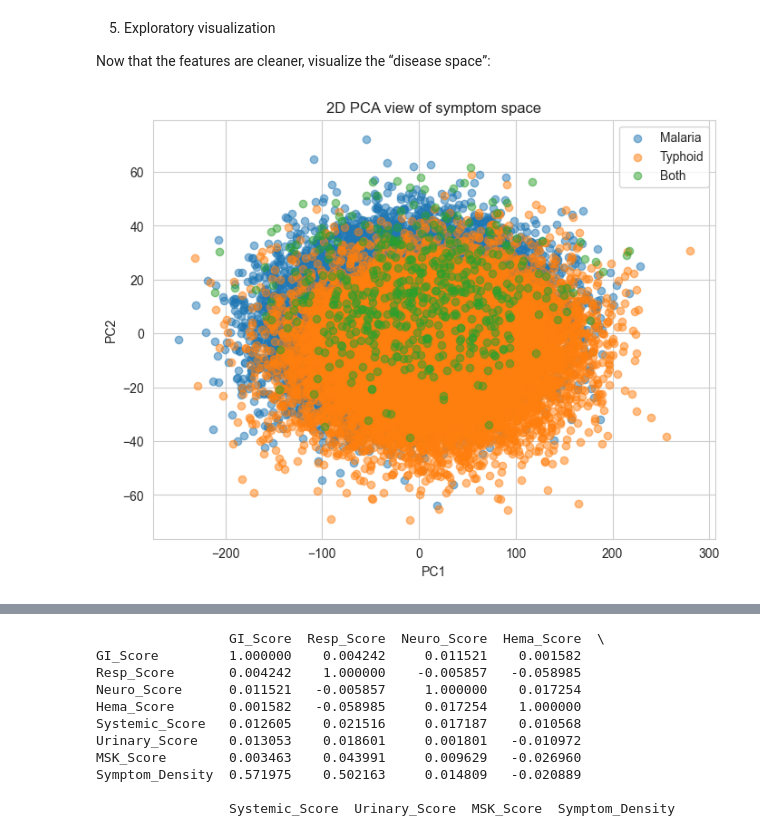
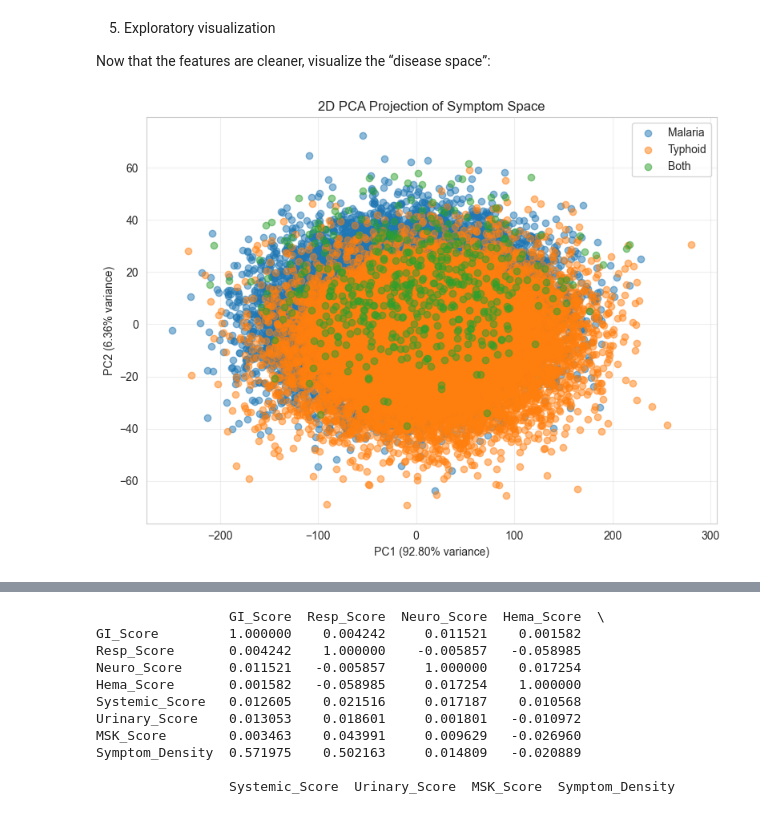
Before and after one commit to edwardopare/Malaria-Typhoid-ML, a Jupyter notebook: modelling/Notebook.ipynb, the cells around one changed output, grey strips where cells are left out. Drawn from its saved outputs; the diff is of its cells as text; code cells hidden in the pictures.

```diff
--- a/modelling/Notebook.ipynb
+++ b/modelling/Notebook.ipynb
@@ -851,17 +1699,39 @@ dtype: float64
 
 Now that the features are cleaner, visualize the “disease space”:
 # %%
+# ===========================================
+# PRINCIPAL COMPONENT ANALYSIS (PCA)
+# ===========================================
+# Objective:
+# Reduce dimensionality of symptom/features space to 2 components
+# for visualization. Color points by Condition to explore clustering patterns.
+# ===========================================
+
 from sklearn.decomposition import PCA
 import matplotlib.pyplot as plt
 
+# --- Apply PCA to reduce features to 2 principal components ---
 pca = PCA(n_components=2)
 components = pca.fit_transform(X)
-plt.figure(figsize=(8,6))
-for c in y.unique():
-    plt.scatter(components[y==c, 0], components[y==c, 1], label=c, alpha=0.5)
+
+# --- Plot 2D projection ---
+plt.figure(figsize=(8, 6))
+
+# Scatter plot for each condition
+for condition in y.unique():
+    plt.scatter(
+        components[y == condition, 0],
+        components[y == condition, 1],
+        label=condition,
+        alpha=0.5
+    )
+
 plt.legend()
-plt.title("2D PCA view of symptom space")
-plt.xlabel("PC1"); plt.ylabel("PC2")
+plt.title("2D PCA Projection of Symptom Space")
+plt.xlabel(f"PC1 ({pca.explained_variance_ratio_[0]:.2%} variance)")
+plt.ylabel(f"PC2 ({pca.explained_variance_ratio_[1]:.2%} variance)")
+plt.grid(alpha=0.3)
+plt.tight_layout()
 plt.show()
 # %% [output]
-[figure, old version]
+[figure, new version]
```
Also changed, not shown: parts of 63 cells of this notebook, 1 other file.
